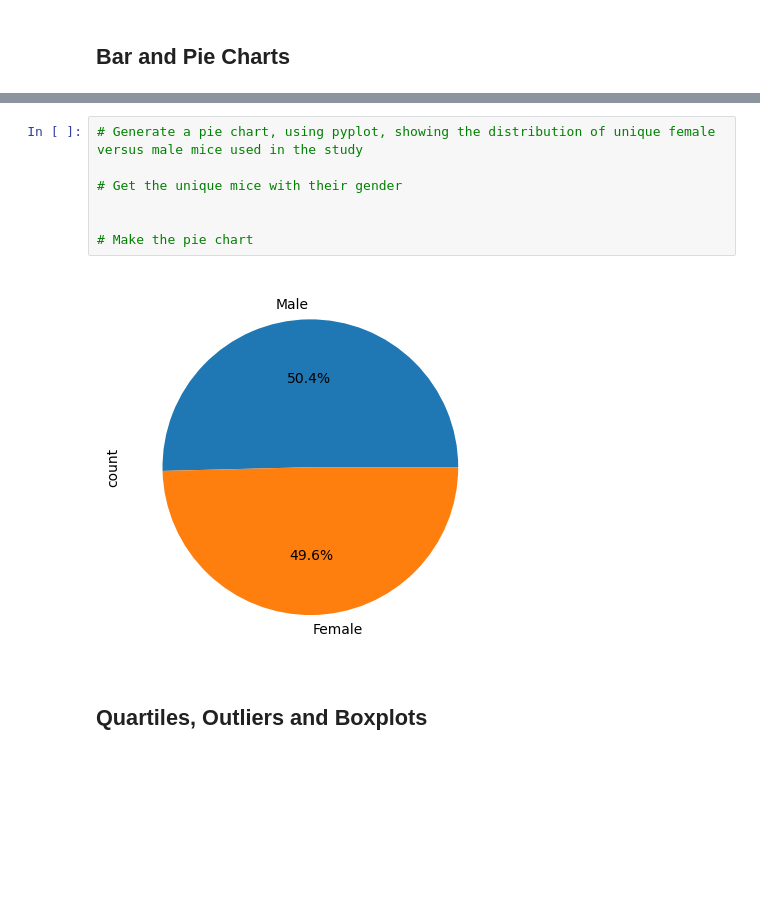
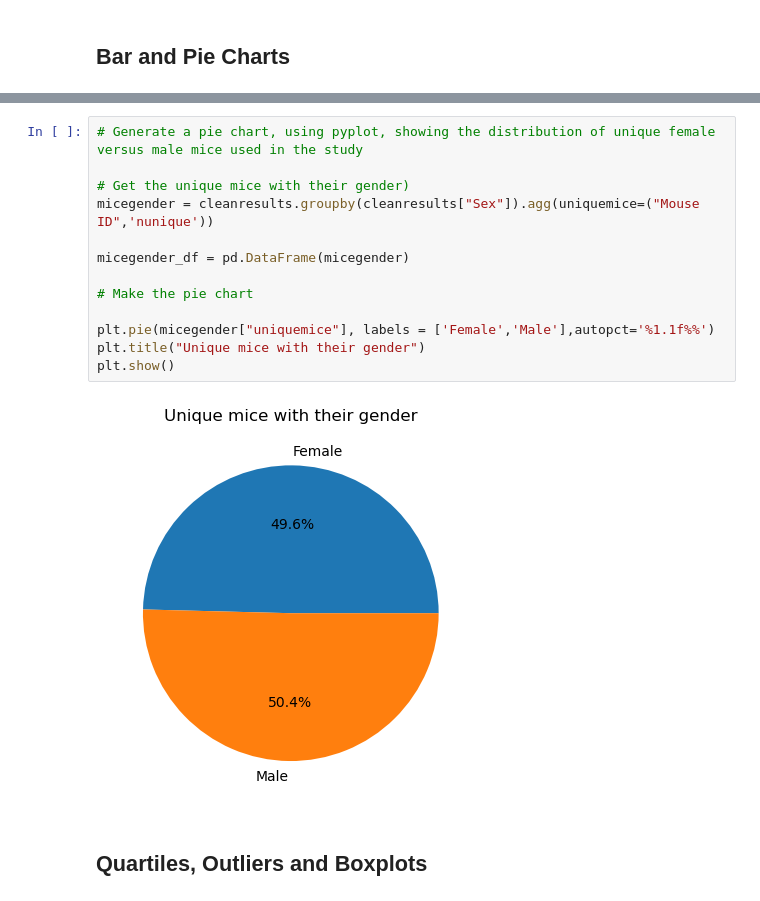
Before and after one commit to amydst/matplotlib-challenge, a Jupyter notebook: pymaceuticals_starter.ipynb, the cells around one changed output, grey strips where cells are left out. Saved outputs shown, nothing was run; the diff lists cells and outputs as text; blank space fills up the shorter version.

```diff
--- a/pymaceuticals_starter.ipynb
+++ b/pymaceuticals_starter.ipynb
@@ -157,12 +172,18 @@ cleanresults["Mouse ID"].nunique()
 # %%
 # Generate a pie chart, using pyplot, showing the distribution of unique female versus male mice used in the study
 
-# Get the unique mice with their gender
+# Get the unique mice with their gender)
+micegender = cleanresults.groupby(cleanresults["Sex"]).agg(uniquemice=("Mouse ID",'nunique'))
 
+micegender_df = pd.DataFrame(micegender)
 
 # Make the pie chart
+
+plt.pie(micegender["uniquemice"], labels = ['Female','Male'],autopct='%1.1f%%')
+plt.title("Unique mice with their gender")
+plt.show()
 # %% [output]
-[figure, old version]
+[figure, new version]
 # %% [markdown]
 ## Quartiles, Outliers and Boxplots
 # %%
```
Also changed, not shown: parts of 8 cells of this notebook.
